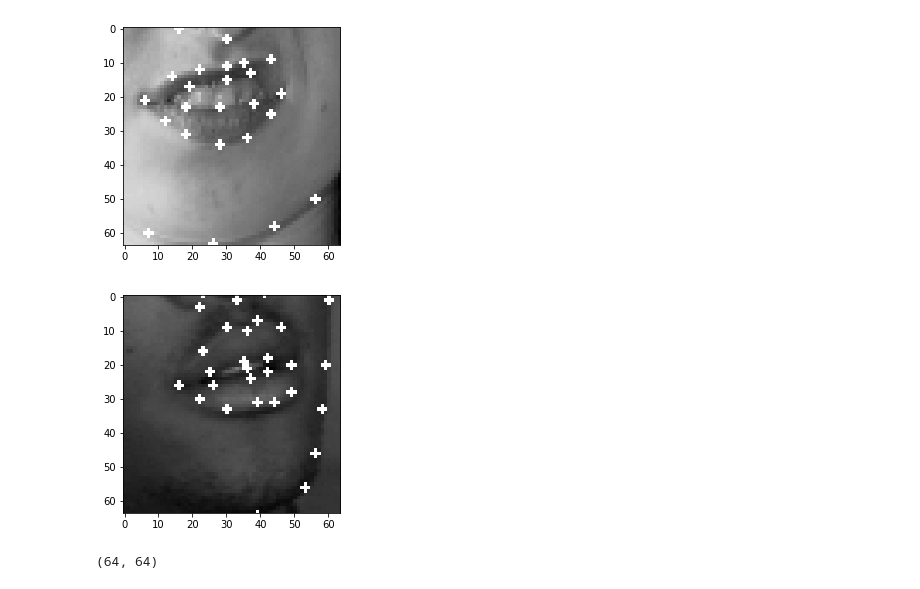
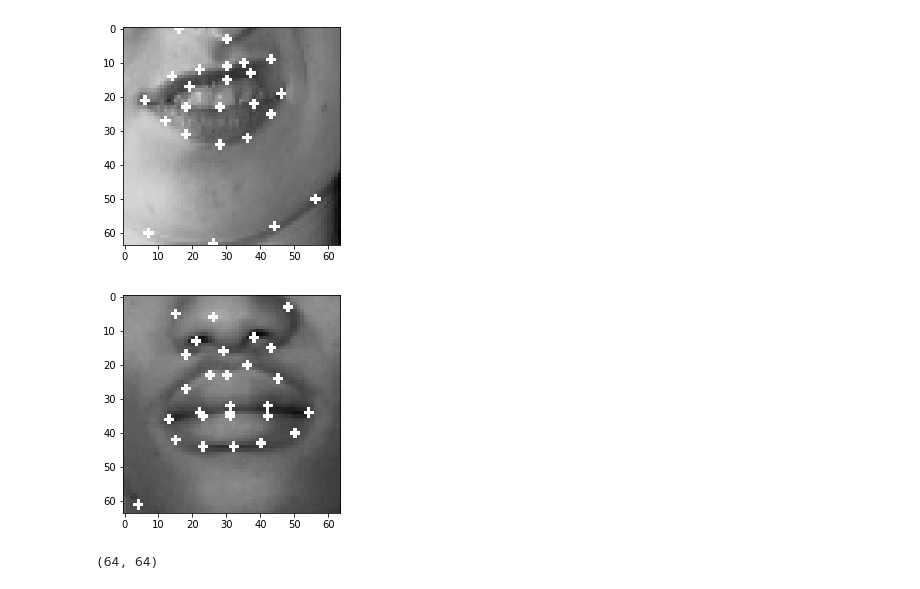
Before and after one commit to azhong-git/faceoff, a Jupyter notebook: faceoff_data_gen.ipynb, the cells around one changed output. Drawn from its saved outputs; the diff is of its cells as text; code cells hidden in the pictures.

```diff
--- a/faceoff_data_gen.ipynb
+++ b/faceoff_data_gen.ipynb
@@ -69,14 +70,14 @@ for bb in b:
 # %%
 import pickle
 import cv2
-c = pickle.load(open('data/mouth.p', 'rb'))
-cci = c[-24].image.copy()
-for point in c[-24].landmarks:
+#c = pickle.load(open('data/mouth.p', 'rb'))
+cci = c[-33].image.copy()
+for point in c[-33].landmarks:
     cv2.circle(cci, (int(point[0]), int(point[1])), 1, (255), -1)
 plt.imshow(cci, cmap='gray')
 plt.show()
 # %% [output]
-[figure, old version]
+[figure, new version]
 # %%
 c[-24].image.shape
 # %% [output]
```
Also changed, not shown: parts of 1 cell of this notebook, 1 other file.
